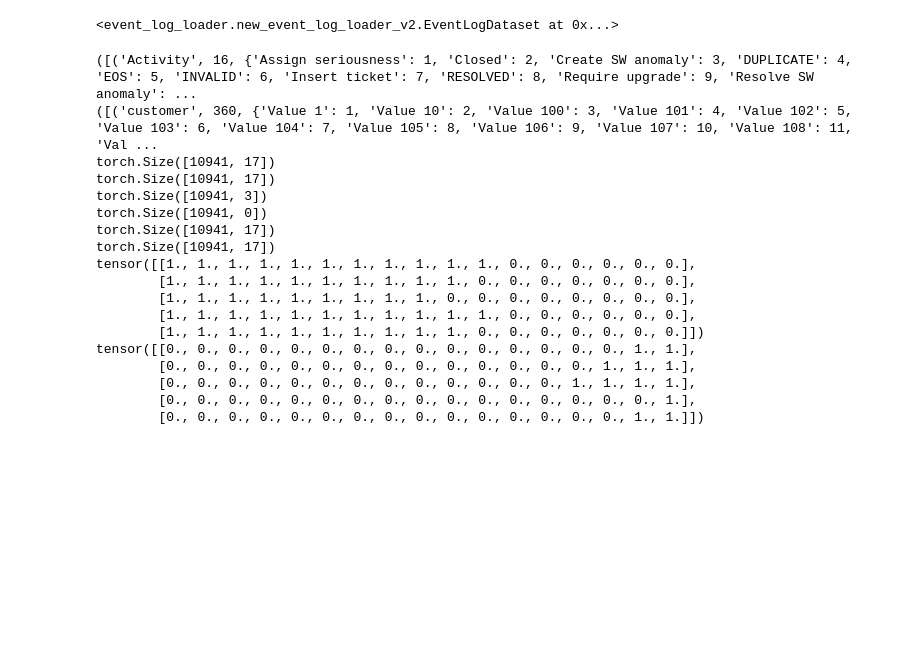
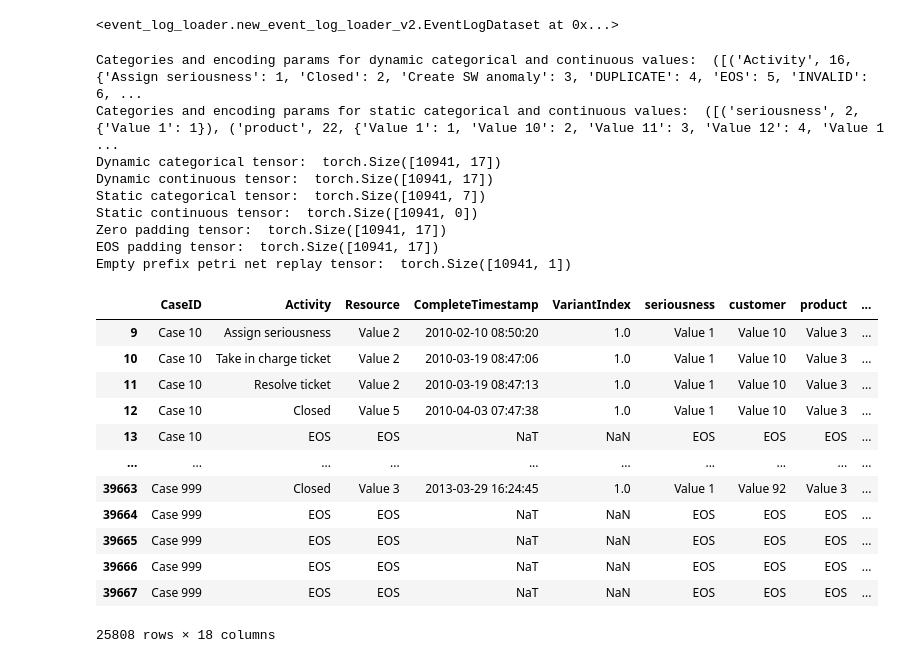
Before and after one commit to ProbabilisticSuffixPredictionLab/Probabilistic_Suffix_Prediction_U-ED-LSTM_pub, a Jupyter notebook: src/notebooks/loader_notebooks/new_v2/Helpdesk_full_loader.ipynb, the cells around one changed output. Drawn from its saved outputs; the diff is of its cells as text; code cells hidden in the pictures; blank space fills up the shorter version.

Commit message:
fixed errors in the new event log loader and added a class for preprocessing to continue with the perturbations

```diff
--- a/src/notebooks/loader_notebooks/new_v2/Helpdesk_full_loader.ipynb
+++ b/src/notebooks/loader_notebooks/new_v2/Helpdesk_full_loader.ipynb
@@ -10,7 +10,7 @@ sys.path.insert(0, '../../..')
 # %%
 import event_log_loader.new_event_log_loader_v2
 importlib.reload(event_log_loader.new_event_log_loader_v2)
-from event_log_loader.new_event_log_loader_v2 import PrefixesDataFrameLoader, EventLogLoader
+from event_log_loader.new_event_log_loader_v2 import PrefixesDataFrameLoader, EventLogLoader, EventLogPerturbationPreprocess
 
 import warnings
 warnings.filterwarnings("ignore", category=FutureWarning)
@@ -23,7 +23,7 @@ result_name = 'helpdesk_all'
 
 cat_dynamic = ['Activity', 'Resource']
 # cat_static =  ['VariantIndex', 'seriousness', 'customer', 'product', 'responsible_section', 'seriousness_2', 'service_level', 'service_type', 'support_section', 'workgroup']
-cat_static = ['customer', 'product', 'seriousness']
+cat_static =  ['seriousness', 'product', 'responsible_section', 'service_level', 'service_type', 'support_section', 'workgroup']
 
 num_dynamic = ['case_elapsed_time', 'event_elapsed_time', 'day_in_week', 'seconds_in_day']
 num_dyn_log = []
@@ -52,8 +52,7 @@ event_log_properties = {# case id
                         'static_categorical_columns' : cat_static,
                         'continuous_columns' : num_dynamic,
                         'continuous_positive_columns' : num_dyn_log,
-                        'static_continuous_columns' : num_static
-                        }
+                        'static_continuous_columns' : num_static}
 # %%
 # object to create datframe of prefixes for petri-net repaly marking computation
 pref_adopt_dataframe = PrefixesDataFrameLoader(event_log_location=event_log_location, event_log_properties=event_log_properties)
@@ -79,41 +95,50 @@ event_log_loader = EventLogLoader(event_log_location=event_log_location, event_l
 # %%
 train_dataset = event_log_loader.get_dataset('train')
 torch.save(train_dataset, '../../../../encoded_data/'+result_name+'_'+str(event_log_loader.encoder_decoder.min_suffix_size)+'_train.pkl')
+train_dataset
+# %% [output]
+<event_log_loader.new_event_log_loader_v2.EventLogDataset at 0x...>
-# %%
-train_dataset
-# %% [output]
-<event_log_loader.new_event_log_loader_v2.EventLogDataset at 0x...>
 # %%
-print(train_dataset.all_categories)
-print(train_dataset.all_static_categories)
+print("Categories and encoding params for dynamic categorical and continuous values: ", train_dataset.all_categories)
+print("Categories and encoding params for static categorical and continuous values: ", train_dataset.all_static_categories)
 
-print(train_dataset.categorical_tensors[0].size())
-print(train_dataset.continuous_tensors[0].size())
+print("Dynamic categorical tensor: ", train_dataset.categorical_tensors[0].size())
+print("Dynamic continuous tensor: ", train_dataset.continuous_tensors[0].size())
 
-print(train_dataset.static_categorical_tensor.size())
-print(train_dataset.static_continuous_tensor.size())
+print("Static categorical tensor: ", train_dataset.static_categorical_tensor.size())
+print("Static continuous tensor: ", train_dataset.static_continuous_tensor.size())
 
-print(train_dataset.zero_padding.size())
-print(train_dataset.eos_padding.size())
+print("Zero padding tensor: ", train_dataset.zero_padding.size())
+print("EOS padding tensor: ",train_dataset.eos_padding.size())
+# print(train_dataset.zero_padding[0:5])
+# print(train_dataset.eos_padding[0:5])
 
-print(train_dataset.zero_padding[0:5])
-print(train_dataset.eos_padding[0:5])
+print("Empty prefix petri net replay tensor: ", train_dataset.prefixes_petri_net_marking.size())
 # %% [output]
-([('Activity', 16, {'Assign seriousness': 1, 'Closed': 2, 'Create SW anomaly': 3, 'DUPLICATE': 4, 'EOS': 5, 'INVALID': 6, 'Insert ticket': 7, 'RESOLVED': 8, 'Require upgrade': 9, 'Resolve SW anomaly': ...
-([('customer', 360, {'Value 1': 1, 'Value 10': 2, 'Value 100': 3, 'Value 101': 4, 'Value 102': 5, 'Value 103': 6, 'Value 104': 7, 'Value 105': 8, 'Value 106': 9, 'Value 107': 10, 'Value 108': 11, 'Val ...
-torch.Size([10941, 17])
-torch.Size([10941, 17])
-torch.Size([10941, 3])
-torch.Size([10941, 0])
-torch.Size([10941, 17])
-torch.Size([10941, 17])
-tensor([[1., 1., 1., 1., 1., 1., 1., 1., 1., 1., 1., 0., 0., 0., 0., 0., 0.],
-        [1., 1., 1., 1., 1., 1., 1., 1., 1., 1., 0., 0., 0., 0., 0., 0., 0.],
-        [1., 1., 1., 1., 1., 1., 1., 1., 1., 0., 0., 0., 0., 0., 0., 0., 0.],
-        [1., 1., 1., 1., 1., 1., 1., 1., 1., 1., 1., 0., 0., 0., 0., 0., 0.],
-        [1., 1., 1., 1., 1., 1., 1., 1., 1., 1., 0., 0., 0., 0., 0., 0., 0.]])
-tensor([[0., 0., 0., 0., 0., 0., 0., 0., 0., 0., 0., 0., 0., 0., 0., 1., 1.],
-        [0., 0., 0., 0., 0., 0., 0., 0., 0., 0., 0., 0., 0., 0., 1., 1., 1.],
-        [0., 0., 0., 0., 0., 0., 0., 0., 0., 0., 0., 0., 0., 1., 1., 1., 1.],
-        [0., 0., 0., 0., 0., 0., 0., 0., 0., 0., 0., 0., 0., 0., 0., 0., 1.],
-        [0., 0., 0., 0., 0., 0., 0., 0., 0., 0., 0., 0., 0., 0., 0., 1., 1.]])
+Categories and encoding params for dynamic categorical and continuous values:  ([('Activity', 16, {'Assign seriousness': 1, 'Closed': 2, 'Create SW anomaly': 3, 'DUPLICATE': 4, 'EOS': 5, 'INVALID': 6, ...
+Categories and encoding params for static categorical and continuous values:  ([('seriousness', 2, {'Value 1': 1}), ('product', 22, {'Value 1': 1, 'Value 10': 2, 'Value 11': 3, 'Value 12': 4, 'Value 1 ...
+Dynamic categorical tensor:  torch.Size([10941, 17])
+Dynamic continuous tensor:  torch.Size([10941, 17])
+Static categorical tensor:  torch.Size([10941, 7])
+Static continuous tensor:  torch.Size([10941, 0])
+Zero padding tensor:  torch.Size([10941, 17])
+EOS padding tensor:  torch.Size([10941, 17])
+Empty prefix petri net replay tensor:  torch.Size([10941, 1])
+# %%
+perturb_preprocess = EventLogPerturbationPreprocess(event_log_location=event_log_location, event_log_properties=event_log_properties)
+train_df_pert, val_df_pert, test_df_pert = perturb_preprocess.get_all_datasets()
+train_df_pert
+# %% [output]
+|  | CaseID | Activity | Resource | CompleteTimestamp | VariantIndex | seriousness | customer | product | ... |
+| 9 | Case 10 | Assign seriousness | Value 2 | 2010-02-10 08:50:20 | 1.0 | Value 1 | Value 10 | Value 3 | ... |
+| 10 | Case 10 | Take in charge ticket | Value 2 | 2010-03-19 08:47:06 | 1.0 | Value 1 | Value 10 | Value 3 | ... |
+| 11 | Case 10 | Resolve ticket | Value 2 | 2010-03-19 08:47:13 | 1.0 | Value 1 | Value 10 | Value 3 | ... |
+| 12 | Case 10 | Closed | Value 5 | 2010-04-03 07:47:38 | 1.0 | Value 1 | Value 10 | Value 3 | ... |
+| 13 | Case 10 | EOS | EOS | NaT | NaN | EOS | EOS | EOS | ... |
+| ... | ... | ... | ... | ... | ... | ... | ... | ... | ... |
+| 39663 | Case 999 | Closed | Value 3 | 2013-03-29 16:24:45 | 1.0 | Value 1 | Value 92 | Value 3 | ... |
+| 39664 | Case 999 | EOS | EOS | NaT | NaN | EOS | EOS | EOS | ... |
+| 39665 | Case 999 | EOS | EOS | NaT | NaN | EOS | EOS | EOS | ... |
+| 39666 | Case 999 | EOS | EOS | NaT | NaN | EOS | EOS | EOS | ... |
+| 39667 | Case 999 | EOS | EOS | NaT | NaN | EOS | EOS | EOS | ... |
+25808 rows × 18 columns
```
Also changed, not shown: parts of 3 cells of this notebook, 2 other files.
